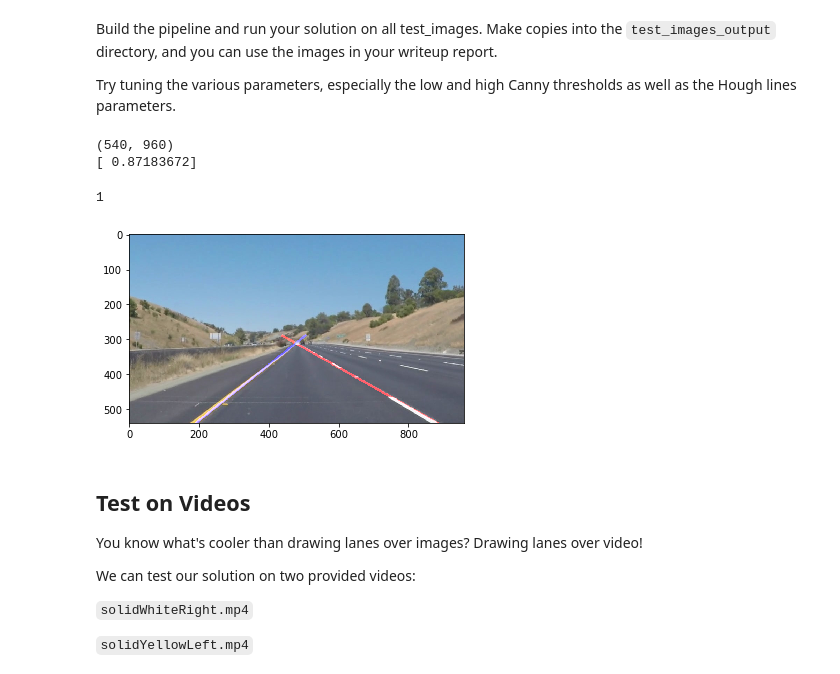
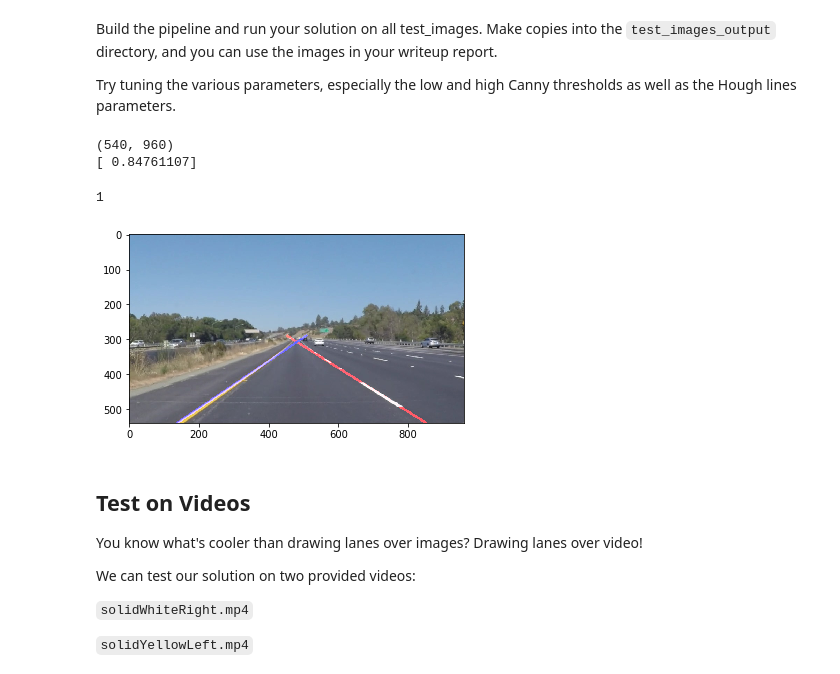
Before and after one commit to david-sterling/CarND_LaneLines-P1, a Jupyter notebook: P1.ipynb, the cells around one changed output. Cells and saved outputs as stored; diff of their text form; code cells hidden in the pictures.

```diff
--- a/P1.ipynb
+++ b/P1.ipynb
@@ -116,7 +116,7 @@ def mask_yellow_hsv(img):
     mask = cv2.inRange(hsv, lower, upper)
     res = cv2.bitwise_and(img,img, mask= mask)
 
-    return res
+    return cv2.cvtColor(res, cv2.COLOR_HSV2BGR)
 
 def mask_yellow(img):
 
@@ -138,6 +138,17 @@ def grayscale(img):
     (assuming your grayscaled image is called 'gray')
     you should call plt.imshow(gray, cmap='gray')"""
     return cv2.cvtColor(img, cv2.COLOR_BGR2GRAY)
+    # Or use BGR2GRAY if you read an image with cv2.imread()
+    # return cv2.cvtColor(img, cv2.COLOR_BGR2GRAY)
+
+
+def hsv2bgr(img):
+    """Applies the Grayscale transform
+    This will return an image with only one color channel
+    but NOTE: to see the returned image as grayscale
+    (assuming your grayscaled image is called 'gray')
+    you should call plt.imshow(gray, cmap='gray')"""
+    return cv2.cvtColor(img, cv2.COLOR_HSV2BGR)
     # Or use BGR2GRAY if you read an image with cv2.imread()
     # return cv2.cvtColor(img, cv2.COLOR_BGR2GRAY)
 
@@ -232,12 +243,12 @@ def hough_lines(img, rho, theta, threshold, min_line_len, max_line_gap):
     cv2.line(line_img, (int((img.shape[0]-cy)*(vx/vy)+cx), int(img.shape[0])), (int((altura_lineas-cy)*(vx/vy)+cx), altura_lineas), (255, 0, 0),thickness=5)
     #cv2.line(line_img, (int(cx-vx*w), int(cy-vy*w)), (int(cx+vx*w), int(cy+vy*w)), (255, 0, 0),thickness=5)
     print (vx)
-    left_points = np.array([[vx,vy],[cx,cy]])
+    #left_points = np.array([[vx,vy],[cx,cy]])
     vx,vy,cx,cy = cv2.fitLine(puntos_negativos, cv2.DIST_FAIR, 0, 0.01, 0.01)
     #if (np.isfinite([vx,vy,cx,cy]).all()):
     cv2.line(line_img, (int((img.shape[0]-cy)*(vx/vy)+cx), int(img.shape[0])), (int((altura_lineas-cy)*(vx/vy)+cx), altura_lineas), (0, 0, 255),thickness=5)
-    right_points = np.array([[vx,vy],[cx,cy]])
-    return left_points,right_points,line_img
+    #right_points = np.array([[vx,vy],[cx,cy]])
+    return line_img
 
 # Python 3 has support for cool math symbols.
 
@@ -292,7 +304,7 @@ Try tuning the various parameters, especially the low and high Canny thresholds
 # TODO: Build your pipeline that will draw lane lines on the test_images
 # then save them to the test_images directory.
 
-image = mpimg.imread('./test_images/whiteCarLaneSwitch.jpg')
+image = mpimg.imread('./test_images/solidYellowLeft.jpg')
 
 
 def find_lanes_pipeline(image):
@@ -302,37 +314,37 @@ def find_lanes_pipeline(image):
     #gray = grayscale(color_filter)
     #gray = grayscale(image)
     # Define a kernel size and apply Gaussian smoothing
     blur_gray_image = gaussian_blur(color_filtered,9)
     # Define our parameters for Canny and apply
     edges = canny(blur_gray_image,40,60)
     # Next we'll create a masked edges image using cv2.fillPoly()
     vertices = np.array([[(0,imshape[0]),(470, 300), (505, 300), (imshape[1],imshape[0])]], dtype=np.int32)
     masked_image = region_of_interest(edges,vertices)
     # Run Hough on edge detected image
 
-    izq,der,lines_image = hough_lines(masked_image,2,np.pi/180,1,20,50)
+    lane_lines = hough_lines(masked_image,2,np.pi/180,1,20,50)
 
 
     # Draw the lines on the edge image
-    lines_over_original = cv2.addWeighted(lines_image, 0.8, image, 1, 0)
+    lines_over_original = cv2.addWeighted(lane_lines, 0.8, image, 1, 0)
     #plt.imshow(lines_over_original)
     plt.imshow(lines_over_original)
 
     return 1
 
 
 
 find_lanes_pipeline(image)
 #find_lanes_pipeline(image)
 #imshape = image.shape
 #vertices = np.array([[(0,imshape[0]),(470, 300), (505, 300), (imshape[1],imshape[0])]], dtype=np.int32)
 #masked_image = region_of_interest(image,vertices)
 #plt.imshow(masked_image)
 # %% [output]
 (540, 960)
-[ 0.87183672]
+[ 0.84761107]
 1
-[figure, old version]
+[figure, new version]
 # %% [markdown]
 ## Test on Videos
 
```
Also changed, not shown: parts of 6 cells of this notebook, 2 other files.
